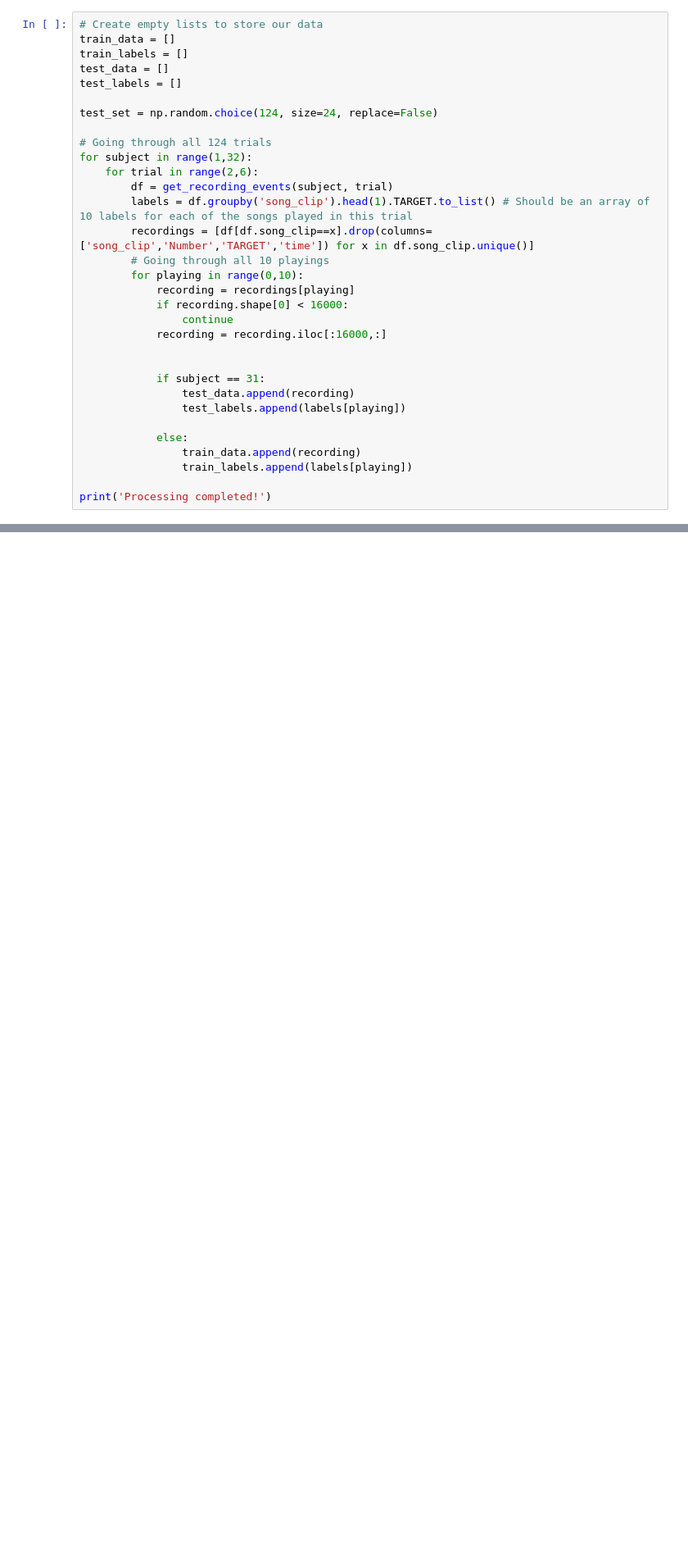
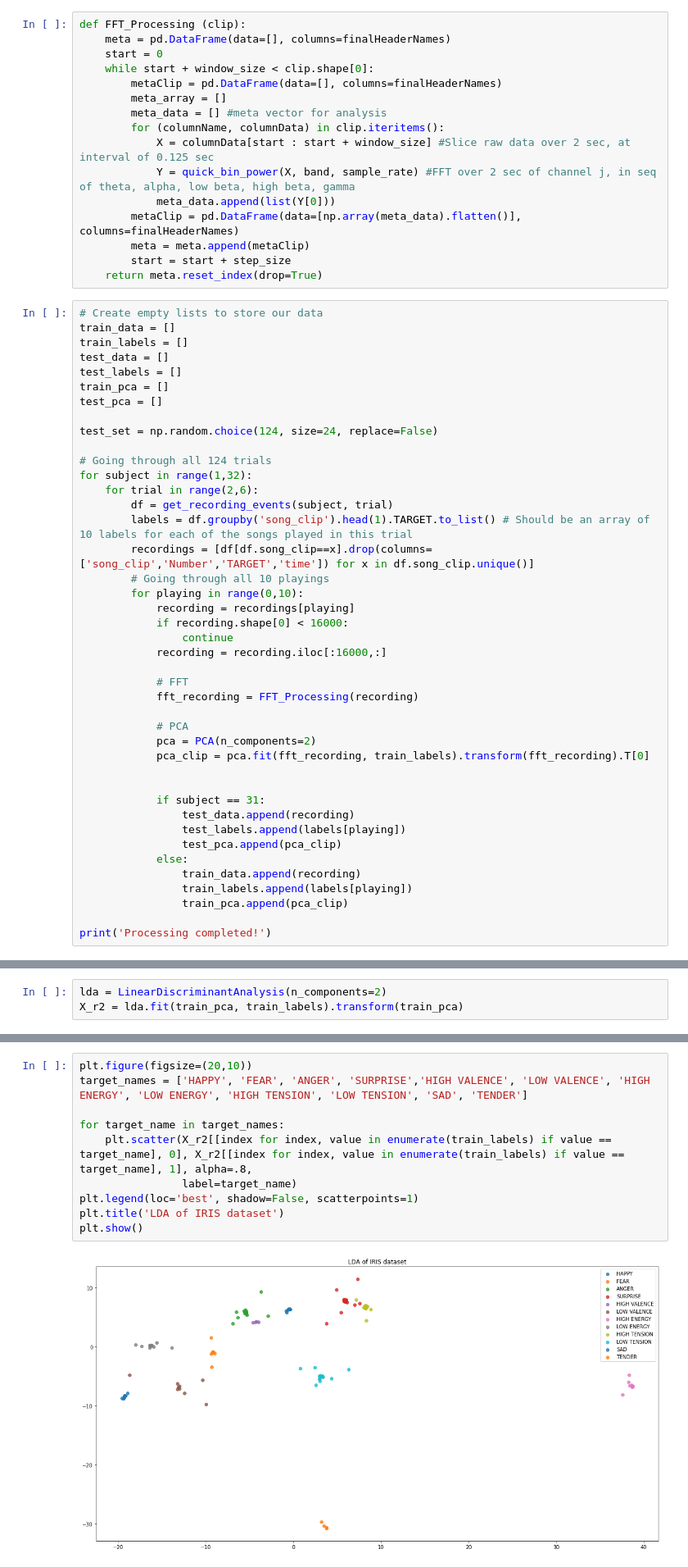
Before and after one commit to Ben243/COGS189-final-project, a Jupyter notebook: notebook.ipynb, the cells around one changed output, grey strips where cells are left out. Shown at 82% size. Drawn from its saved outputs; the diff is of its cells as text; blank space fills up the shorter version.

Commit message:
added lda plot

```diff
--- a/notebook.ipynb
+++ b/notebook.ipynb
@@ -11,9 +24,27 @@ from sklearn.discriminant_analysis import LinearDiscriminantAnalysis
+# %%
+def FFT_Processing (clip):
+    meta = pd.DataFrame(data=[], columns=finalHeaderNames)
+    start = 0
+    while start + window_size < clip.shape[0]:
+        metaClip = pd.DataFrame(data=[], columns=finalHeaderNames)
+        meta_array = []
+        meta_data = [] #meta vector for analysis
+        for (columnName, columnData) in clip.iteritems():
+            X = columnData[start : start + window_size] #Slice raw data over 2 sec, at interval of 0.125 sec
+            Y = quick_bin_power(X, band, sample_rate) #FFT over 2 sec of channel j, in seq of theta, alpha, low beta, high beta, gamma
+            meta_data.append(list(Y[0]))
+        metaClip = pd.DataFrame(data=[np.array(meta_data).flatten()], columns=finalHeaderNames)
+        meta = meta.append(metaClip)
+        start = start + step_size
+    return meta.reset_index(drop=True)
 # %%
 # Create empty lists to store our data
 train_data = []
 train_labels = []
 test_data = []
 test_labels = []
+train_pca = []
+test_pca = []
 
 test_set = np.random.choice(124, size=24, replace=False)
 
@@ -30,14 +61,22 @@ for subject in range(1,32):
                 continue
             recording = recording.iloc[:16000,:]
 
+            # FFT
+            fft_recording = FFT_Processing(recording)
+
+            # PCA
+            pca = PCA(n_components=2)
+            pca_clip = pca.fit(fft_recording, train_labels).transform(fft_recording).T[0]
+
 
             if subject == 31:
                 test_data.append(recording)
                 test_labels.append(labels[playing])
-
+                test_pca.append(pca_clip)
             else:
                 train_data.append(recording)
                 train_labels.append(labels[playing])
+                train_pca.append(pca_clip)
 
 print('Processing completed!')
 # %% [output]
@@ -58,3 +97,6 @@ EDF file detected
 Setting channel info structure...
 Creating raw.info structure...
 Processing completed!
+# %%
+lda = LinearDiscriminantAnalysis(n_components=2)
+X_r2 = lda.fit(train_pca, train_labels).transform(train_pca)
@@ -60,0 +109,12 @@ Processing completed!
+# %%
+plt.figure(figsize=(20,10))
+target_names = ['HAPPY', 'FEAR', 'ANGER', 'SURPRISE','HIGH VALENCE', 'LOW VALENCE', 'HIGH ENERGY', 'LOW ENERGY', 'HIGH TENSION', 'LOW TENSION', 'SAD', 'TENDER']
+
+for target_name in target_names:
+    plt.scatter(X_r2[[index for index, value in enumerate(train_labels) if value == target_name], 0], X_r2[[index for index, value in enumerate(train_labels) if value == target_name], 1], alpha=.8,
+                label=target_name)
+plt.legend(loc='best', shadow=False, scatterpoints=1)
+plt.title('LDA of IRIS dataset')
+plt.show()
+# %% [output]
+[figure, added]
```
Also changed, not shown: parts of 19 cells of this notebook.
